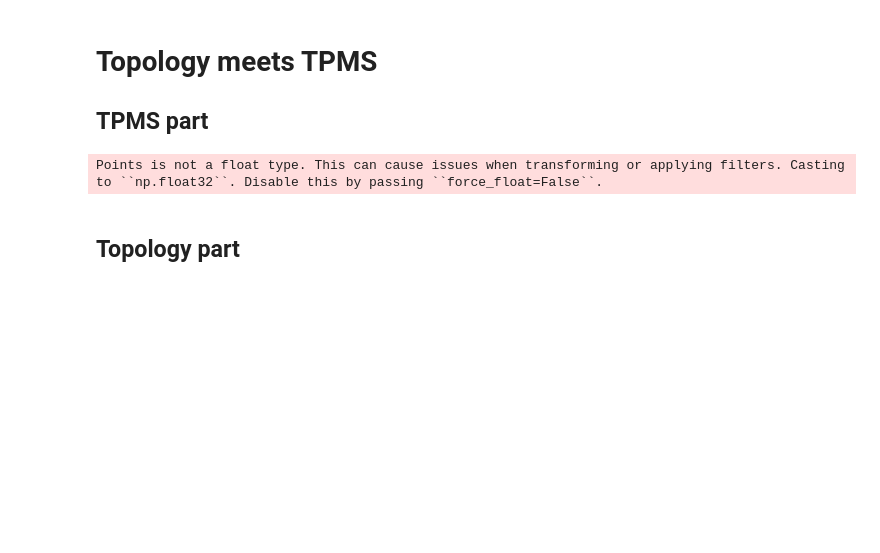
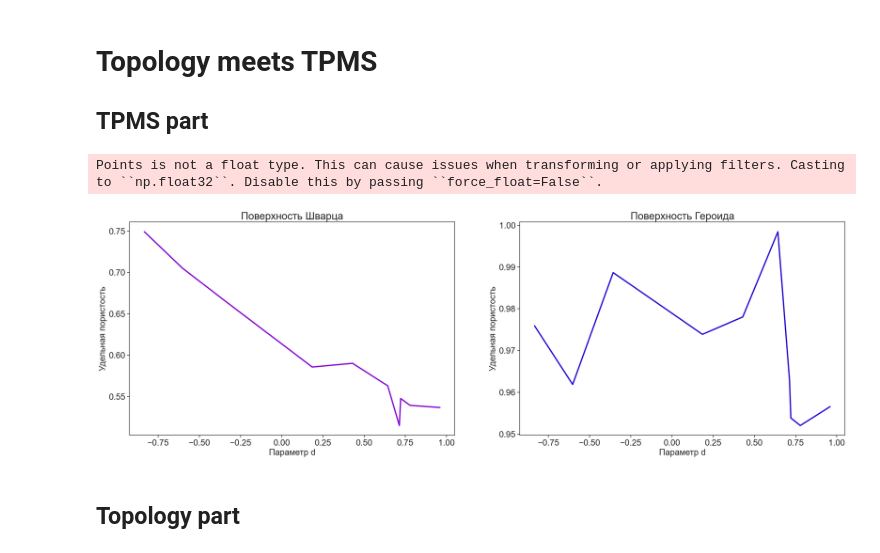
Before and after one commit to Snopoff/Persistent-Homology-of-Triple-Periodic-Minimal-Surfaces, a Jupyter notebook: Generate_mesh_tpms.ipynb, the cells around one changed output. Saved outputs shown, nothing was run; the diff lists cells and outputs as text; code cells hidden in the pictures; blank space fills up the shorter version.

Commit message:
add viza for linear dependency

```diff
--- a/Generate_mesh_tpms.ipynb
+++ b/Generate_mesh_tpms.ipynb
@@ -3,10 +3,9 @@
 ## TPMS part
 # %%
 import numpy as np
-import matplotlib.pyplot as plt
 import pyvista as pv
 
-count_pount = 200 # количество генерируемых точек для поверхности. В дальнейшем залаваемый параметр
+count_pount = 200 # количество генерируемых точек для поверхности. В дальнейшем задаваемый параметр
 
 def generate_points(count_pount):
     one_axis = np.linspace(-np.pi, np.pi, count_pount)
@@ -37,7 +36,7 @@ def generate_tpms_Schwarz_p(d_param):
         cloud = pv.PolyData(pointcloud)
         surface = cloud.reconstruct_surface() # Облако точек для расчета объема
         surface_volume = surface.volume # Объем поверхности
-        porosity = (cube_volume-surface_volume)/surface_volume #расчитываем удельную пористость
+        porosity = (cube_volume-surface_volume)/cube_volume #расчитываем удельную пористость
         porosity_list.append(porosity)
         pointcloud_list.append(pointcloud)
 
@@ -59,7 +58,7 @@ def generate_tpms_Gyroid(d_param):
         cloud = pv.PolyData(pointcloud)
         surface = cloud.reconstruct_surface() # Облако точек для расчета объема
         surface_volume = surface.volume # Объем поверхности
-        porosity = (cube_volume-surface_volume)/surface_volume #расчитываем удельную пористость
+        porosity = (cube_volume-surface_volume)/cube_volume #расчитываем удельную пористость
         porosity_list.append(porosity)
         pointcloud_list.append(pointcloud)
     return porosity_list, pointcloud_list
@@ -67,6 +66,36 @@ def generate_tpms_Gyroid(d_param):
 porosity_list_Gyroid, pointcloud_list_Gyroid = generate_tpms_Gyroid(d_param)
 # %% [output]
 Points is not a float type. This can cause issues when transforming or applying filters. Casting to ``np.float32``. Disable this by passing ``force_float=False``.
+# %%
+#Импорт рисовыалок
+import seaborn as sns
+import matplotlib.pyplot as plt
+
+# Фукция для графиков линейной зависимости параметра d от пористости поверхностей Шварца и Героида
+def viza_for_dependency(x, y1, y2):
+    sns.set(style='ticks')
+    fig, axes = plt.subplots(figsize=(30, 9), ncols=2, nrows=1)
+
+    sns.lineplot(x=x, y=y1, ax=axes[0], color='#8206cf', linewidth=3)
+    sns.lineplot(x=x, y=y2, ax=axes[1], color='#2106cf', linewidth=3)
+
+    axes[0].set_title('Поверхность Шварца', fontsize=24)
+    axes[1].set_title('Поверхность Героида', fontsize=24)
+
+    axes[0].set_xlabel('Параметр d', fontsize=20)
+    axes[0].set_ylabel('Удельная пористость', fontsize=20)
+
+    axes[1].set_xlabel('Параметр d', fontsize=20)
+    axes[1].set_ylabel('Удельная пористость', fontsize=20)
+
+    axes[0].tick_params(axis='both', which='major', labelsize=20)
+    axes[1].tick_params(axis='both', which='major', labelsize=20)
+
+    plt.show()
+
+fig = viza_for_dependency(d_param, porosity_list_Schwarz_p, porosity_list_Gyroid)
+# %% [output]
+[figure, added]
 # %% [markdown]
 ## Topology part
 # %%
```
Also changed, not shown: parts of 1 cell of this notebook.
